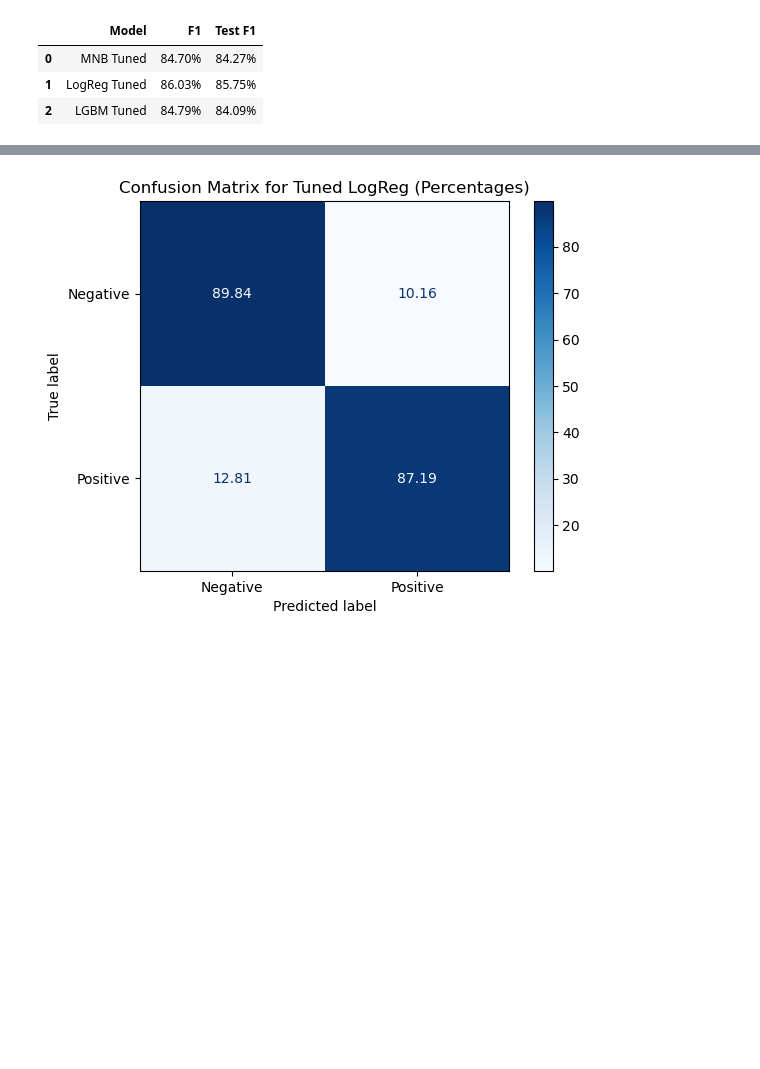
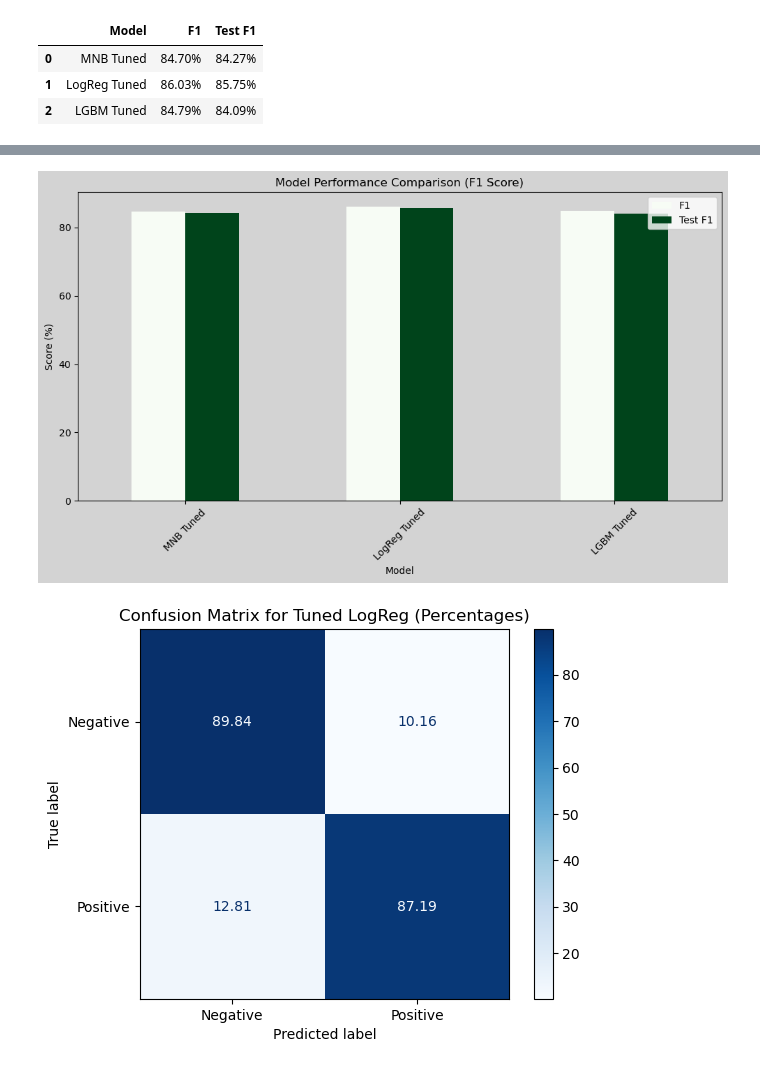
Before and after one commit to momopajamas/predicting_netflix_user_reviews, a Jupyter notebook: notebook.ipynb, the cells around one changed output, grey strips where cells are left out. Cells and saved outputs as stored; diff of their text form; code cells hidden in the pictures; blank space fills up the shorter version.

Commit message:
Notebook-Modeling-Testing Models

```diff
--- a/notebook.ipynb
+++ b/notebook.ipynb
@@ -128,9 +128,9 @@ warnings.simplefilter("ignore", UserWarning)
 # %%
 # if running locally on Notebook, uncomment and run this cell
 
-#tuned_mnb = joblib.load('tuned_models/tuned_mnb.pkl')
-#tuned_logreg = joblib.load('tuned_models/tuned_logreg.pkl')
-#tuned_lgbm = joblib.load('tuned_models/tuned_lgbm.pkl')
+tuned_mnb = joblib.load('tuned_models/tuned_mnb.pkl')
+tuned_logreg = joblib.load('tuned_models/tuned_logreg.pkl')
+tuned_lgbm = joblib.load('tuned_models/tuned_lgbm.pkl')
 # %%
 # loading in the dataset
 
@@ -876,3 +882,12 @@ final_results_df
 | 0 | MNB Tuned | 84.70% | 84.27% |
 | 1 | LogReg Tuned | 86.03% | 85.75% |
 | 2 | LGBM Tuned | 84.79% | 84.09% |
+# %%
+# creating new dataframe with % sign dropped and values converted to float for plotting
+test_results_float = final_results_df[['Model', 'F1', 'Test F1']]
+test_results_float[['F1', 'Test F1']] = test_results_float[['F1', 'Test F1']].replace('%', '', regex=True).astype(float)
+
+# setting 'Model" column as index
+test_results_float.set_index('Model', inplace=True)
+
+test_results_float
@@ -879,3 +900,21 @@ final_results_df
+# %%
+# plotting test results bar chart
+ax = test_results_float.plot(kind='bar', figsize=(10, 6), cmap='Greens', rot=45)
+
+# Change the background color to gray
+plt.gcf().set_facecolor('lightgray')
+ax.set_facecolor('lightgray')
+
+plt.title('Model Performance Comparison (F1 Score)')
+plt.xlabel('Model')
+plt.ylabel('Score (%)')
+plt.tight_layout()
+
+plt.savefig("images/final_results_barchart.png", dpi=300, bbox_inches='tight')
+
+plt.show();
+# %% [output]
+[figure, added]
 # %%
 cm = confusion_matrix(y_test, y_test_pred_tuned_logreg)
 cm_percent = cm.astype('float') / cm.sum(axis=1, keepdims=True) * 100  # converting to percentages
```
Also changed, not shown: parts of 2 cells of this notebook, 1 other file.
